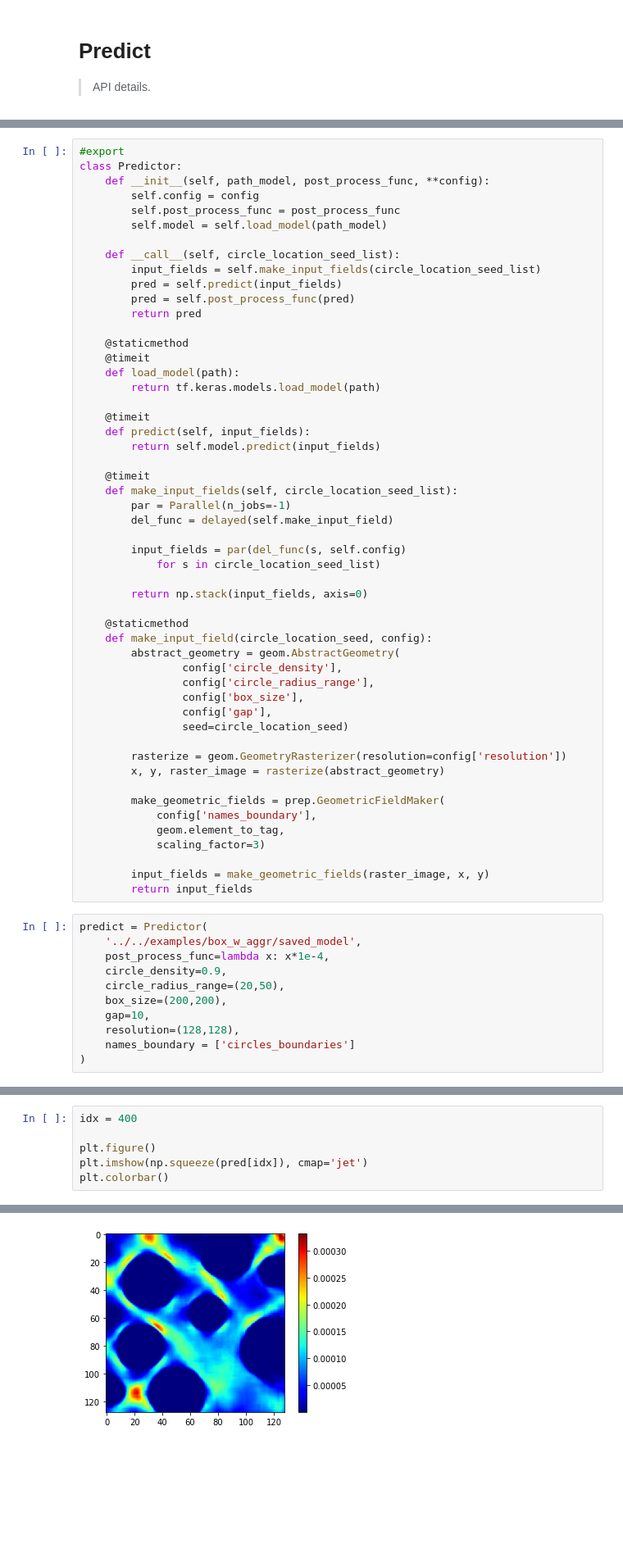
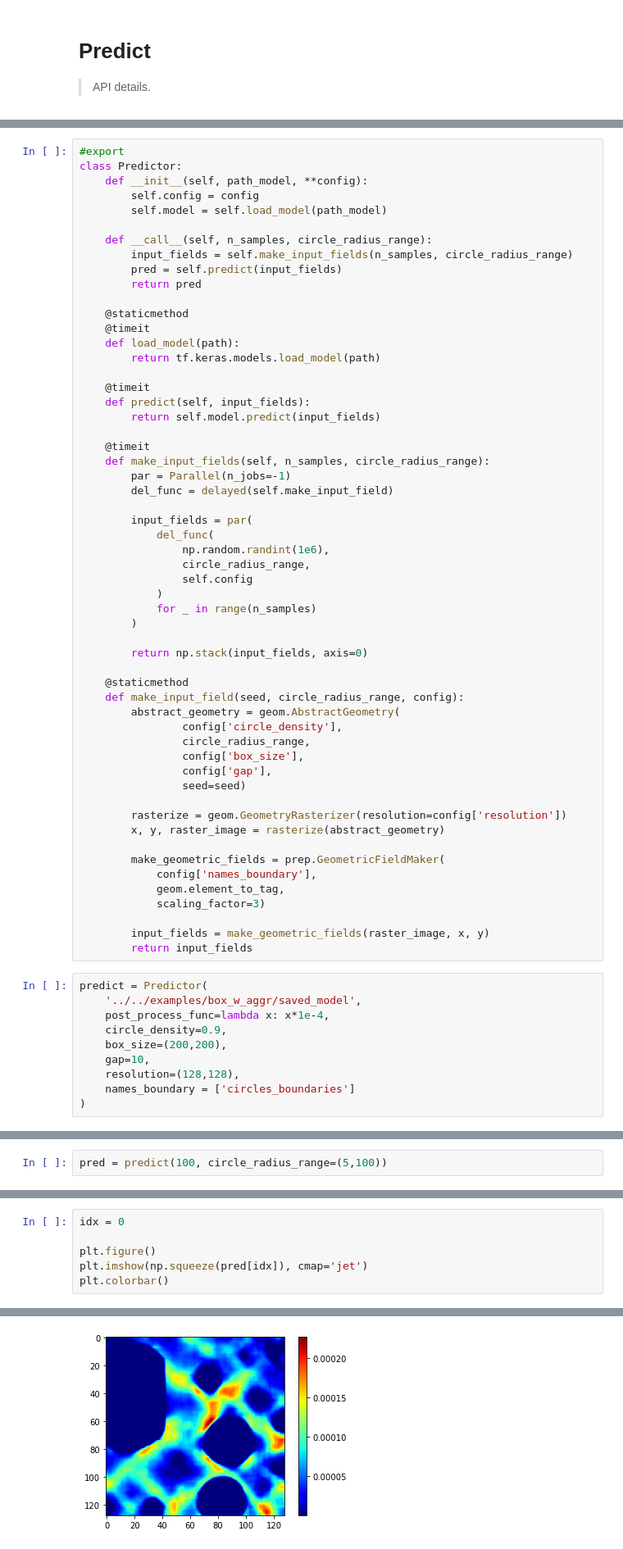
Before and after one commit to FGhavamian/accelerate_fem, a Jupyter notebook: ml/notebooks/03_predict.ipynb, the cells around one changed output, grey strips where cells are left out. Shown at 82% size. Drawn from its saved outputs; the diff is of its cells as text; blank space fills up the shorter version.

Commit message:
updated prediction routine

```diff
--- a/ml/notebooks/03_predict.ipynb
+++ b/ml/notebooks/03_predict.ipynb
@@ -33,15 +34,13 @@ def timeit(func):
 # %%
 #export
 class Predictor:
-    def __init__(self, path_model, post_process_func, **config):
+    def __init__(self, path_model, **config):
         self.config = config
-        self.post_process_func = post_process_func
         self.model = self.load_model(path_model)
 
-    def __call__(self, circle_location_seed_list):
-        input_fields = self.make_input_fields(circle_location_seed_list)
+    def __call__(self, n_samples, circle_radius_range):
+        input_fields = self.make_input_fields(n_samples, circle_radius_range)
         pred = self.predict(input_fields)
-        pred = self.post_process_func(pred)
         return pred
 
     @staticmethod
@@ -54,23 +53,29 @@ class Predictor:
         return self.model.predict(input_fields)
 
     @timeit
-    def make_input_fields(self, circle_location_seed_list):
+    def make_input_fields(self, n_samples, circle_radius_range):
         par = Parallel(n_jobs=-1)
         del_func = delayed(self.make_input_field)
 
-        input_fields = par(del_func(s, self.config)
-            for s in circle_location_seed_list)
+        input_fields = par(
+            del_func(
+                np.random.randint(1e6),
+                circle_radius_range,
+                self.config
+            )
+            for _ in range(n_samples)
+        )
 
         return np.stack(input_fields, axis=0)
 
     @staticmethod
-    def make_input_field(circle_location_seed, config):
+    def make_input_field(seed, circle_radius_range, config):
         abstract_geometry = geom.AbstractGeometry(
                 config['circle_density'],
-                config['circle_radius_range'],
+                circle_radius_range,
                 config['box_size'],
                 config['gap'],
-                seed=circle_location_seed)
+                seed=seed)
 
         rasterize = geom.GeometryRasterizer(resolution=config['resolution'])
         x, y, raster_image = rasterize(abstract_geometry)
@@ -87,7 +92,6 @@ predict = Predictor(
     '../../examples/box_w_aggr/saved_model',
     post_process_func=lambda x: x*1e-4,
     circle_density=0.9,
-    circle_radius_range=(20,50),
     box_size=(200,200),
     gap=10,
     resolution=(128,128),
@@ -102,0 +102,2 @@ predict took: 14.98 s
+# %%
+pred = predict(100, circle_radius_range=(5,100))
@@ -103,9 +107,9 @@ predict took: 14.98 s
 # %%
-idx = 400
+idx = 0
 
 plt.figure()
 plt.imshow(np.squeeze(pred[idx]), cmap='jet')
 plt.colorbar()
 # %% [output]
 <matplotlib.colorbar.Colorbar at 0x...>
-[figure, old version]
+[figure, new version]
```
Also changed, not shown: parts of 8 cells of this notebook, 2 other files.
